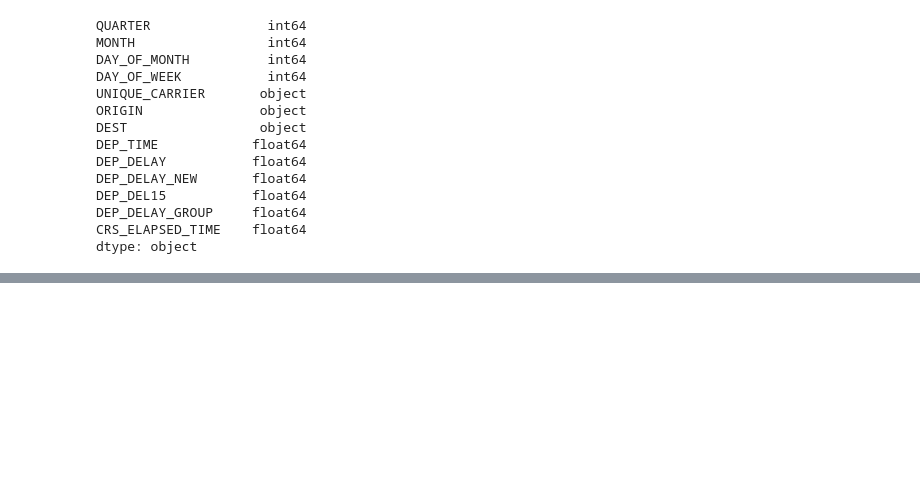
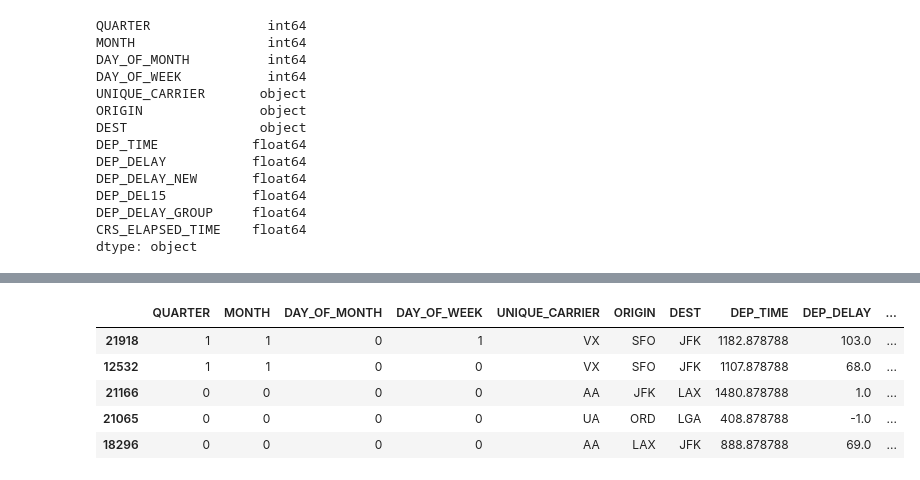
Before and after one commit to pligor/dme, a Jupyter notebook: george/bb_feature_engineering.ipynb, the cells around one changed output, grey strips where cells are left out. Drawn from its saved outputs; the diff is of its cells as text; code cells hidden in the pictures; blank space fills up the shorter version.

```diff
--- a/george/bb_feature_engineering.ipynb
+++ b/george/bb_feature_engineering.ipynb
@@ -781,0 +593,9 @@ data_test.to_csv(
+# %%
+df_11.sample(5)
+# %% [output]
+|  | QUARTER | MONTH | DAY_OF_MONTH | DAY_OF_WEEK | UNIQUE_CARRIER | ORIGIN | DEST | DEP_TIME | DEP_DELAY | ... |
+| 21918 | 1 | 1 | 0 | 1 | VX | SFO | JFK | 1182.878788 | 103.0 | ... |
+| 12532 | 1 | 1 | 0 | 0 | VX | SFO | JFK | 1107.878788 | 68.0 | ... |
+| 21166 | 0 | 0 | 0 | 0 | AA | JFK | LAX | 1480.878788 | 1.0 | ... |
+| 21065 | 0 | 0 | 0 | 0 | UA | ORD | LGA | 408.878788 | -1.0 | ... |
+| 18296 | 0 | 0 | 0 | 0 | AA | LAX | JFK | 888.878788 | 69.0 | ... |
```
Also changed, not shown: parts of 51 cells of this notebook, 5 other files.
